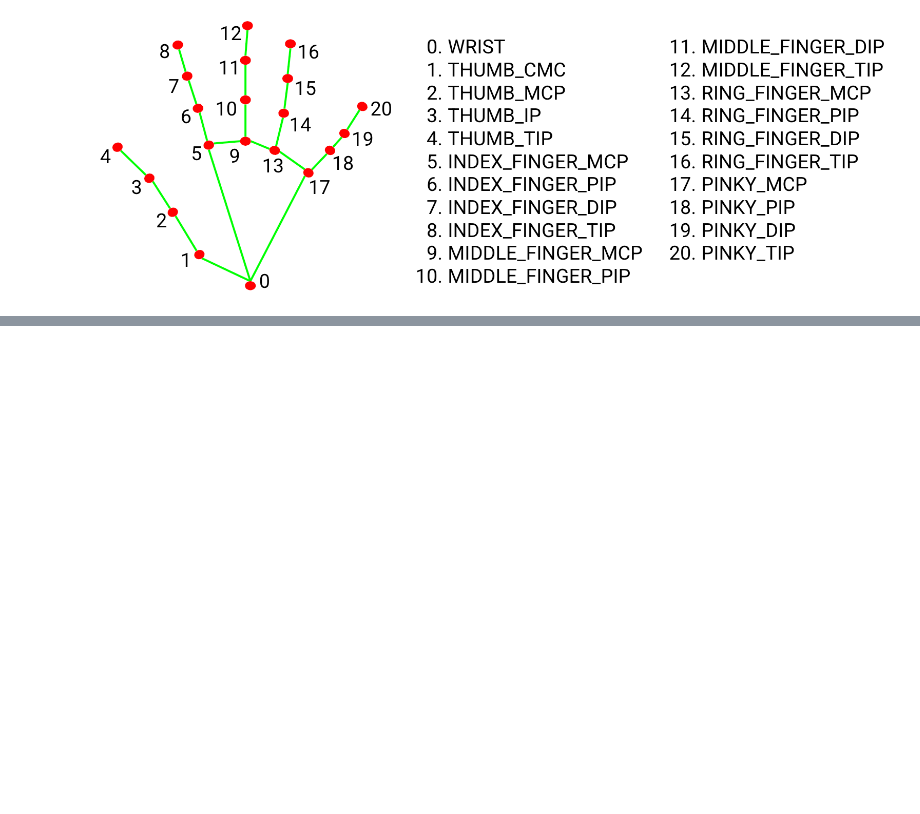
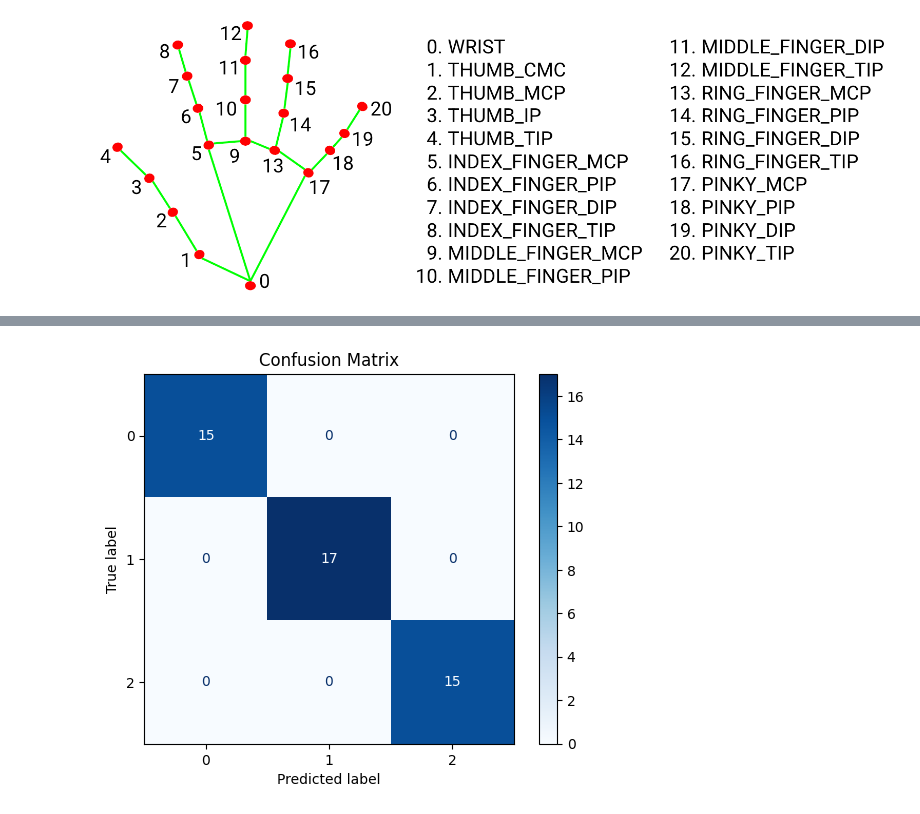
Before and after one commit to JJGeither/HandPoseGestureEstimation, a Jupyter notebook: Handpose Gesture Estimation.ipynb, the cells around one changed output, grey strips where cells are left out. Cells and saved outputs as stored; diff of their text form; code cells hidden in the pictures; blank space fills up the shorter version.

```diff
--- a/Handpose Gesture Estimation.ipynb
+++ b/Handpose Gesture Estimation.ipynb
@@ -552,0 +207,91 @@ KeyboardInterrupt:
+# %%
+import numpy as np
+import pandas as pd
+from sklearn.model_selection import train_test_split, GridSearchCV
+from sklearn.neighbors import KNeighborsClassifier
+from sklearn.metrics import accuracy_score, confusion_matrix, ConfusionMatrixDisplay
+import matplotlib.pyplot as plt
+import joblib
+
+# Load CSV file
+def load_csv(file_path):
+    data = pd.read_csv(file_path)
+    return data
+
+# Preprocess the data
+def preprocess_data(data):
+    # Convert gesture names to numeric labels
+    labels = data['Gesture'].astype('category').cat.codes  # Convert gesture names to numeric codes
+
+    # Get Node values as features (drop Gesture column)
+    features = data.drop('Gesture', axis=1).astype(float)
+
+    return features, labels
+
+# Train model
+def train_knn_with_tuning(features, labels, save_model=False, model_filename='knn_model.pkl'):
+    # Split the data into training and testing sets
+    X_train, X_test, y_train, y_test = train_test_split(features, labels, test_size=0.3, random_state=42)
+
+    # Set up hyperparameters grid for tuning
+    param_grid = {
+        'n_neighbors': [2, 3, 4, 5, 7, 9, 11, 14, 16],
+        'metric': ['euclidean', 'manhattan', 'minkowski', 'chebyshev', 'cosine']
+    }
+
+    # Initialize KNN Classifier and GridSearchCV
+    knn = KNeighborsClassifier()
+    grid_search = GridSearchCV(knn, param_grid, cv=5, scoring='accuracy', n_jobs=-1)
+
+    # Fit the model using GridSearch
+    grid_search.fit(X_train, y_train)
+
+    # Print best parameters
+    print(f"Best parameters: {grid_search.best_params_}")
+    best_knn = grid_search.best_estimator_
+
+    # Save the model if specified
+    if save_model:
+        joblib.dump(best_knn, model_filename)
+        print(f"Model saved as {model_filename}")
+
+    # Predict the testing data
+    y_pred = best_knn.predict(X_test)
+
+    # Determine the accuracy
+    accuracy = accuracy_score(y_test, y_pred)
+
+    # Generate confusion matrix
+    cm = confusion_matrix(y_test, y_pred, labels=best_knn.classes_)
+    disp = ConfusionMatrixDisplay(confusion_matrix=cm, display_labels=best_knn.classes_)
+
+    # Display confusion matrix
+    disp.plot(cmap=plt.cm.Blues)
+    plt.title('Confusion Matrix')
+    plt.show()
+
+    # Plot the accuracy
+    results = pd.DataFrame(grid_search.cv_results_)
+    plt.figure(figsize=(10, 6))
+    plt.plot(results['param_n_neighbors'], results['mean_test_score'], marker='o')
+    plt.xlabel('Number of Neighbors')
+    plt.ylabel('Mean Test Score')
+    plt.title('KNN Hyperparameter Tuning Results')
+    plt.grid()
+    plt.show()
+
+    return accuracy
+
+# Path to the gestures CSV file
+file_path = 'gestures.csv'
+
+# Load and preprocess data
+data = load_csv(file_path)
+features, labels = preprocess_data(data)
+
+# Train, evaluate, and save model
+accuracy = train_knn_with_tuning(features, labels, save_model=True, model_filename='knn_model.pkl')
+
+# Print the final tuned accuracy of the model
+print(f"\nTuned Accuracy of KNN model: {accuracy:.2f}")
+# %% [output]
@@ -552,0 +300 @@ KeyboardInterrupt:
+[figure, added]
```
Also changed, not shown: parts of 7 cells of this notebook, 5 other files.
